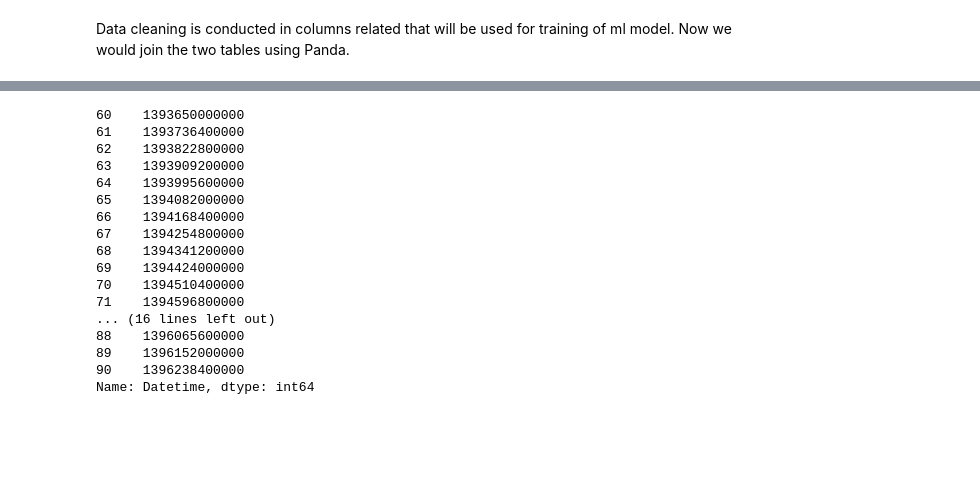
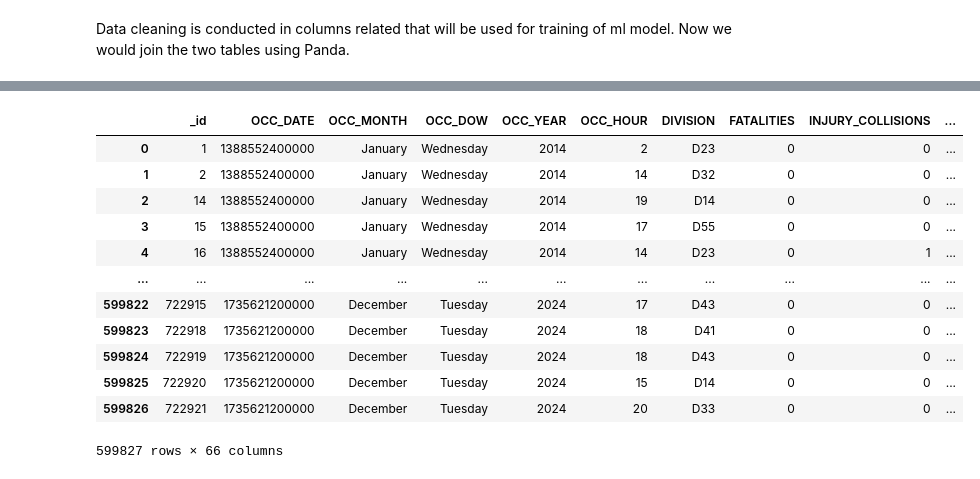
Before and after one commit to ansonkwokys/toronto-vehicle-collision-analysis, a Jupyter notebook: data-analysis/toronto-traffic-collisions-injury.ipynb, the cells around one changed output, grey strips where cells are left out. Cells and saved outputs as stored; diff of their text form; code cells hidden in the pictures; blank space fills up the shorter version.

```diff
--- a/data-analysis/toronto-traffic-collisions-injury.ipynb
+++ b/data-analysis/toronto-traffic-collisions-injury.ipynb
@@ -469,20 +452,17 @@ memory usage: 292.9+ MB
-# %%
-df_weather[(df_weather["Month"] == 3) & (df_weather["Year"] == 2014)]["Datetime"]
-# %% [output]
-60    1393650000000
-61    1393736400000
-62    1393822800000
-63    1393909200000
-64    1393995600000
-65    1394082000000
-66    1394168400000
-67    1394254800000
-68    1394341200000
-69    1394424000000
-70    1394510400000
-71    1394596800000
-... (16 lines left out)
-88    1396065600000
-89    1396152000000
-90    1396238400000
-Name: Datetime, dtype: int64
+# %%
+df_collision_weather_valid = df_collision_weather_valid.reset_index(drop=True)
+df_collision_weather_valid
+# %% [output]
+|  | _id | OCC_DATE | OCC_MONTH | OCC_DOW | OCC_YEAR | OCC_HOUR | DIVISION | FATALITIES | INJURY_COLLISIONS | ... |
+| 0 | 1 | 1388552400000 | January | Wednesday | 2014 | 2 | D23 | 0 | 0 | ... |
+| 1 | 2 | 1388552400000 | January | Wednesday | 2014 | 14 | D32 | 0 | 0 | ... |
+| 2 | 14 | 1388552400000 | January | Wednesday | 2014 | 19 | D14 | 0 | 0 | ... |
+| 3 | 15 | 1388552400000 | January | Wednesday | 2014 | 17 | D55 | 0 | 0 | ... |
+| 4 | 16 | 1388552400000 | January | Wednesday | 2014 | 14 | D23 | 0 | 1 | ... |
+| ... | ... | ... | ... | ... | ... | ... | ... | ... | ... | ... |
+| 599822 | 722915 | 1735621200000 | December | Tuesday | 2024 | 17 | D43 | 0 | 0 | ... |
+| 599823 | 722918 | 1735621200000 | December | Tuesday | 2024 | 18 | D41 | 0 | 0 | ... |
+| 599824 | 722919 | 1735621200000 | December | Tuesday | 2024 | 18 | D43 | 0 | 0 | ... |
+| 599825 | 722920 | 1735621200000 | December | Tuesday | 2024 | 15 | D14 | 0 | 0 | ... |
+| 599826 | 722921 | 1735621200000 | December | Tuesday | 2024 | 20 | D33 | 0 | 0 | ... |
+599827 rows × 66 columns
```
Also changed, not shown: parts of 11 cells of this notebook.
